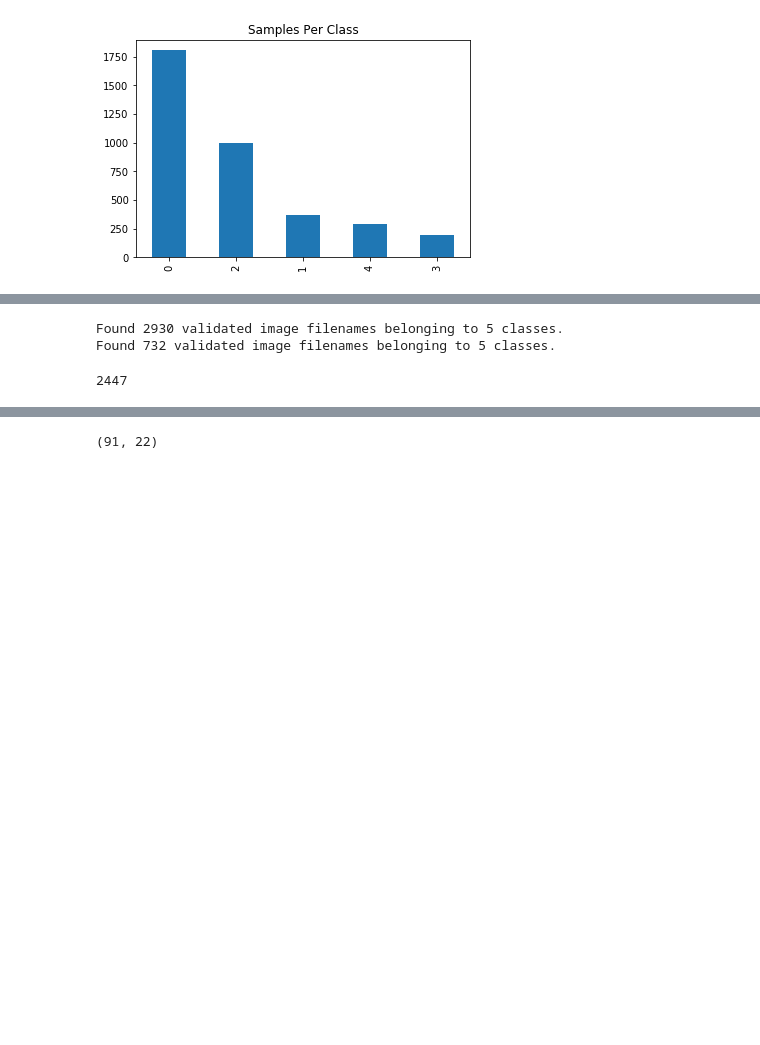
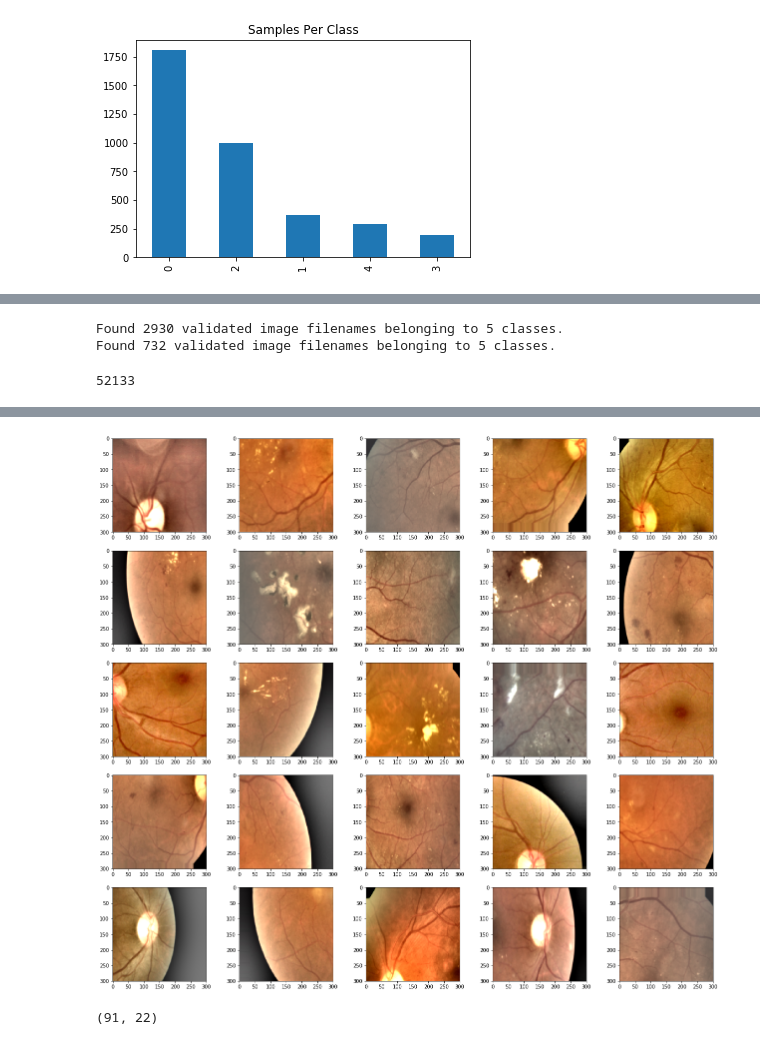
Before and after one commit to HaydenMuscat24/kaggle_aptos, a Jupyter notebook: hayden/haydens_initial_code_copy.ipynb, the cells around one changed output, grey strips where cells are left out. Drawn from its saved outputs; the diff is of its cells as text; code cells hidden in the pictures; blank space fills up the shorter version.

```diff
--- a/hayden/haydens_initial_code_copy.ipynb
+++ b/hayden/haydens_initial_code_copy.ipynb
@@ -41,11 +41,11 @@ df_train.id_code = df_train.id_code.apply(lambda x: x+".png")
 df_test.id_code  = df_test.id_code.apply(lambda x: x+".png")
 df_train['diagnosis'] = df_train['diagnosis'].astype('str')
 # %%
-IMG_DIM      = 256
+IMG_DIM      = 300
 BATCH_SIZE   = 32
 CHANNEL_SIZE = 3
 NUM_EPOCHS   = 12
-FREEZE_LAYERS = 2  # freeze the first this many layers for training
+# FREEZE_LAYERS = 2  # freeze the first this many layers for training
 NUM_CLASSES = df_train['diagnosis'].nunique()
 
 class_names = {"0":"No DR", "1":"Mild", "2":"Moderate", "3":"Severe", "4":"Proliferative DR"}
@@ -162,20 +162,22 @@ def crop_generator(batches, crop_length):
         batch_x, batch_y = next(batches)
         batch_crops = np.zeros((batch_x.shape[0], crop_length, crop_length, 3))
         for i in range(batch_x.shape[0]):
-            batch_crops[0] = random_crop(batch_x[i], (crop_length, crop_length))
+            batch_crops[i] = random_crop(batch_x[i], (crop_length, crop_length))
         yield (batch_crops, batch_y)
 
 
 # Data generators, which put their data into a random crop generator, which is then fed into
 # the network during training
-SIZE_PRE_CROP = 2 * IMG_DIM
 
 datagen = image.ImageDataGenerator(rescale=1./255,
                                    validation_split=0.2,
                                    horizontal_flip=True,
                                    vertical_flip=True,
+                                   width_shift_range=0.3,
+                                   height_shift_range=0.3,
                                    shear_range=0.1,
-                                   zoom_range=0.1,
+                                   zoom_range=[0.5, 0.5],
+                                   fill_mode="reflect",
                                    preprocessing_function=colourfulEyes
                                   )
 
@@ -185,7 +187,7 @@ train_generator = datagen.flow_from_dataframe(dataframe=df_train,
                                               y_col="diagnosis",
                                               batch_size=BATCH_SIZE,
                                               class_mode="categorical",
-                                              target_size=(SIZE_PRE_CROP, SIZE_PRE_CROP),
+                                              target_size=(IMG_DIM, IMG_DIM),
                                               subset='training',
                                               interpolation="bilinear",
                                               seed=SEED,
@@ -197,18 +199,28 @@ valid_generator = datagen.flow_from_dataframe(dataframe=df_train,
                                               y_col="diagnosis",
                                               batch_size=BATCH_SIZE,
                                               class_mode="categorical",
-                                              target_size=(SIZE_PRE_CROP, SIZE_PRE_CROP),
+                                              target_size=(IMG_DIM, IMG_DIM),
                                               subset='validation',
                                               interpolation="bilinear",
                                               seed=SEED
                                              )
 
 # make cropped versions of the generated data
-cropped_train_gen = crop_generator(train_generator, IMG_DIM)
-cropped_valid_gen = crop_generator(valid_generator, IMG_DIM)
+# cropped_train_gen = crop_generator(train_generator, IMG_DIM)
+# cropped_valid_gen = crop_generator(valid_generator, IMG_DIM)
 
 gc.collect()
 # %% [output]
 Found 2930 validated image filenames belonging to 5 classes.
 Found 732 validated image filenames belonging to 5 classes.
-2447
+52133
+# %%
+# Display some data generation
+figure=plt.figure(figsize=(22,20))
+
+for batch in train_generator:
+    for j in range(25):
+        ax = figure.add_subplot(5,5, j+1)
+        plt.imshow(batch[0][j])
+    break
+# %% [output]
@@ -215,3 +244,4 @@ Found 732 validated image filenames belonging to 5 classes.
+[figure, added]
 # %%
 early_stop = EarlyStopping(monitor='val_loss', min_delta=0.0001, patience=3, verbose=1, mode='auto')
 reduce_lr  = ReduceLROnPlateau(monitor='val_loss',
```
Also changed, not shown: parts of 5 cells of this notebook.
